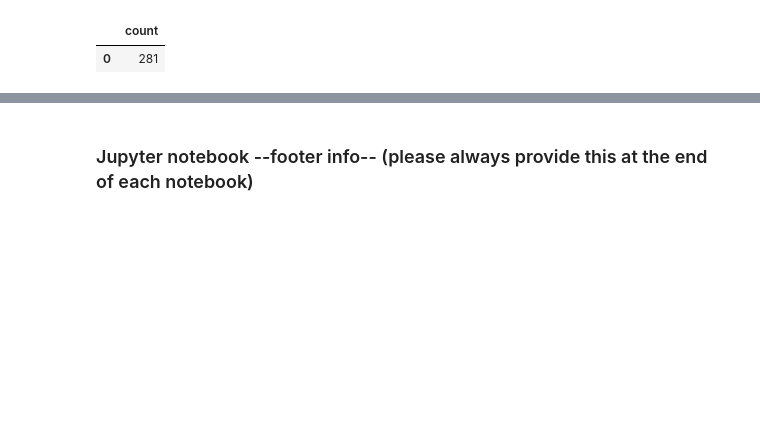
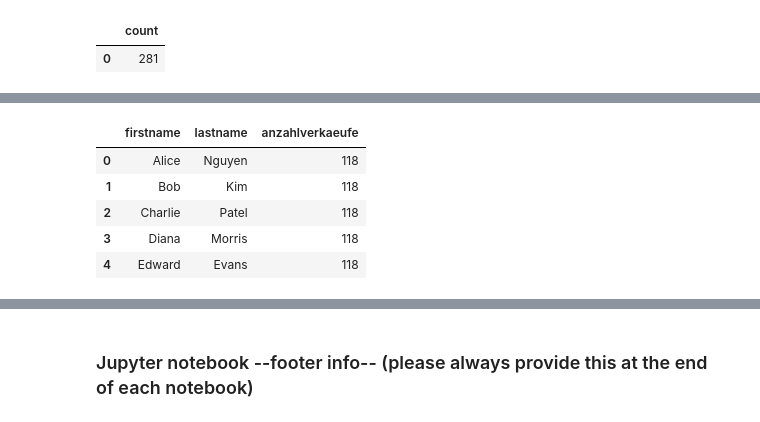
Before and after one commit to blobb3/python_postgresql_pgadmin, a Jupyter notebook: Test_Exam_Relationale_Daten_Solution.ipynb, the cells around one changed output, grey strips where cells are left out. Cells and saved outputs as stored; diff of their text form; code cells hidden in the pictures; blank space fills up the shorter version.

```diff
--- a/Test_Exam_Relationale_Daten_Solution.ipynb
+++ b/Test_Exam_Relationale_Daten_Solution.ipynb
@@ -918,0 +925,24 @@ df_sub
+# %%
+# Verbindung zur Datenbank herstellen
+connection = engine.raw_connection()
+
+# Ausführen der SQL-Abfrage und Speichern in einem DataFrame
+df_sub = pd.read_sql_query("""SELECT sp.FirstName, sp.LastName, COUNT(s.SaleID) AS AnzahlVerkaeufe
+                           FROM Sales AS s
+                           INNER JOIN SalesPersons AS sp ON s.SalespersonID = sp.SalespersonID
+                           WHERE EXTRACT(YEAR FROM CAST(s.SaleDate AS DATE)) = 2022
+                           GROUP BY sp.FirstName, sp.LastName
+                           HAVING COUNT(s.SaleID) > 5;""", con=connection)
+
+# Verbindung schließen
+connection.close()
+
+# Ergebnisse anzeigen
+df_sub
+# %% [output]
+|  | firstname | lastname | anzahlverkaeufe |
+| 0 | Alice | Nguyen | 118 |
+| 1 | Bob | Kim | 118 |
+| 2 | Charlie | Patel | 118 |
+| 3 | Diana | Morris | 118 |
+| 4 | Edward | Evans | 118 |
```
Also changed, not shown: parts of 18 cells of this notebook.
